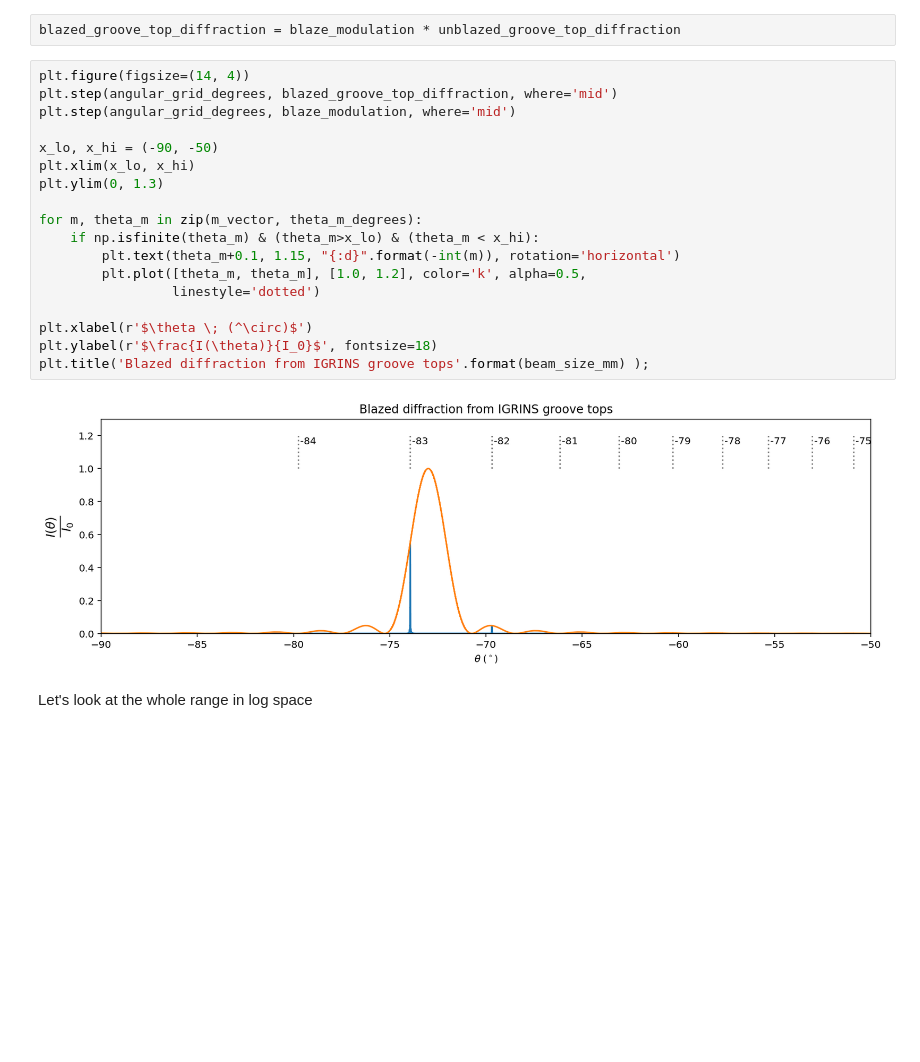
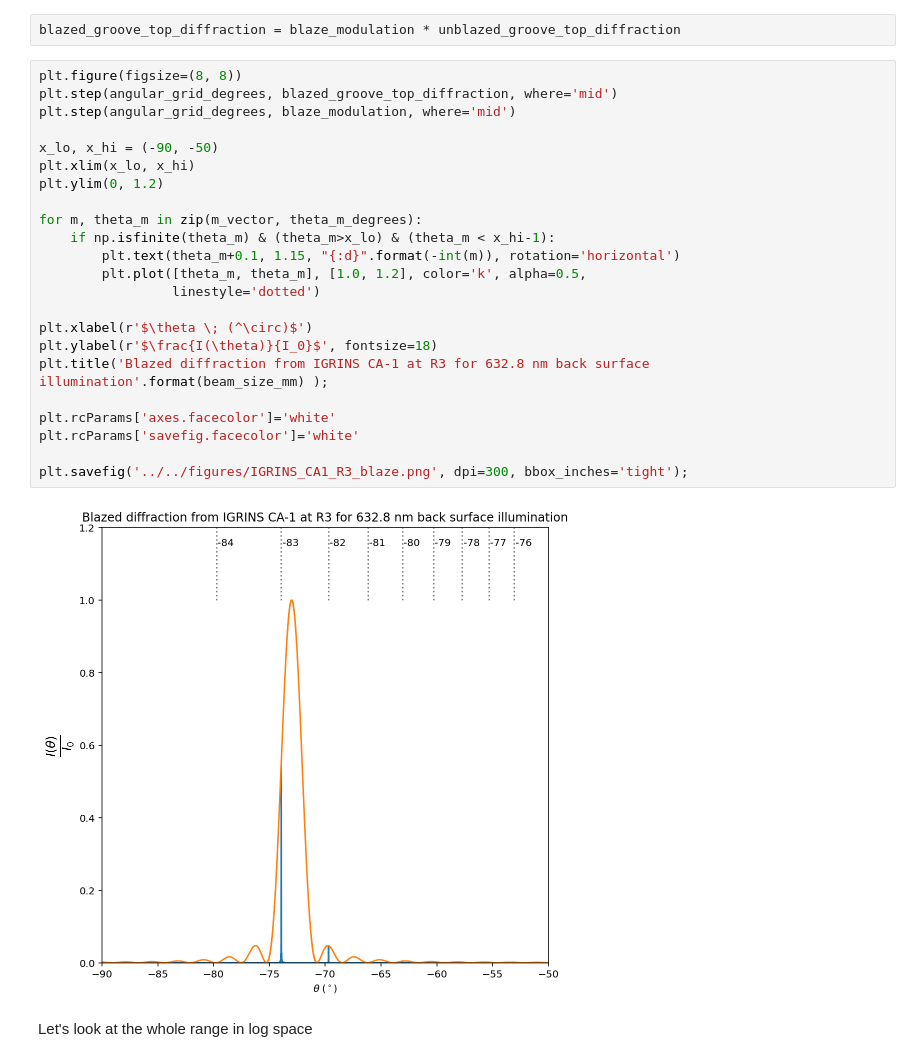
Before and after one commit to Echelle/postale, a Jupyter notebook: notebooks/01_IGRINS_CA1/05_IGRINS_CA1_R3_blaze_model.ipynb, the cells around one changed output. Saved outputs shown, nothing was run; the diff lists cells and outputs as text; blank space fills up the shorter version.

```diff
--- a/notebooks/01_IGRINS_CA1/05_IGRINS_CA1_R3_blaze_model.ipynb
+++ b/notebooks/01_IGRINS_CA1/05_IGRINS_CA1_R3_blaze_model.ipynb
@@ -120,25 +120,30 @@ Again, there's an incidence-angle foreshortening effect here...
 # %%
 blazed_groove_top_diffraction = blaze_modulation * unblazed_groove_top_diffraction
 # %%
-plt.figure(figsize=(14, 4))
+plt.figure(figsize=(8, 8))
 plt.step(angular_grid_degrees, blazed_groove_top_diffraction, where='mid')
 plt.step(angular_grid_degrees, blaze_modulation, where='mid')
 
 x_lo, x_hi = (-90, -50)
 plt.xlim(x_lo, x_hi)
-plt.ylim(0, 1.3)
+plt.ylim(0, 1.2)
 
 for m, theta_m in zip(m_vector, theta_m_degrees):
-    if np.isfinite(theta_m) & (theta_m>x_lo) & (theta_m < x_hi):
+    if np.isfinite(theta_m) & (theta_m>x_lo) & (theta_m < x_hi-1):
         plt.text(theta_m+0.1, 1.15, "{:d}".format(-int(m)), rotation='horizontal')
         plt.plot([theta_m, theta_m], [1.0, 1.2], color='k', alpha=0.5,
                  linestyle='dotted')
 
 plt.xlabel(r'$\theta \; (^\circ)$')
 plt.ylabel(r'$\frac{I(\theta)}{I_0}$', fontsize=18)
-plt.title('Blazed diffraction from IGRINS groove tops'.format(beam_size_mm) );
+plt.title('Blazed diffraction from IGRINS CA-1 at R3 for 632.8 nm back surface illumination'.format(beam_size_mm) );
+
+plt.rcParams['axes.facecolor']='white'
+plt.rcParams['savefig.facecolor']='white'
+
+plt.savefig('../../figures/IGRINS_CA1_R3_blaze.png', dpi=300, bbox_inches='tight');
 # %% [output]
-[figure, old version]
+[figure, new version]
 # %% [markdown]
 Let's look at the whole range in log space
 # %%
```
Also changed, not shown: parts of 7 cells of this notebook.
